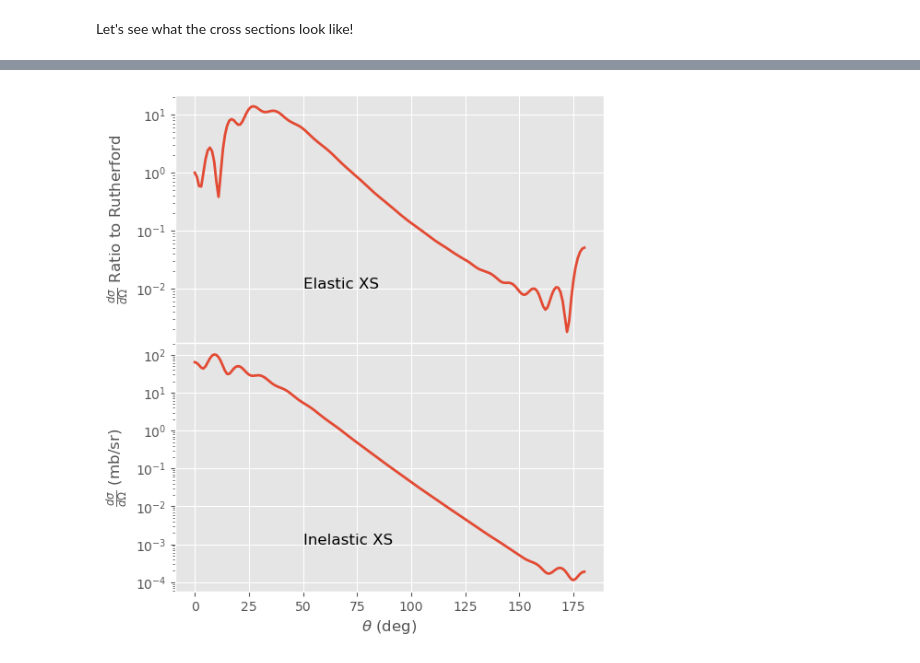
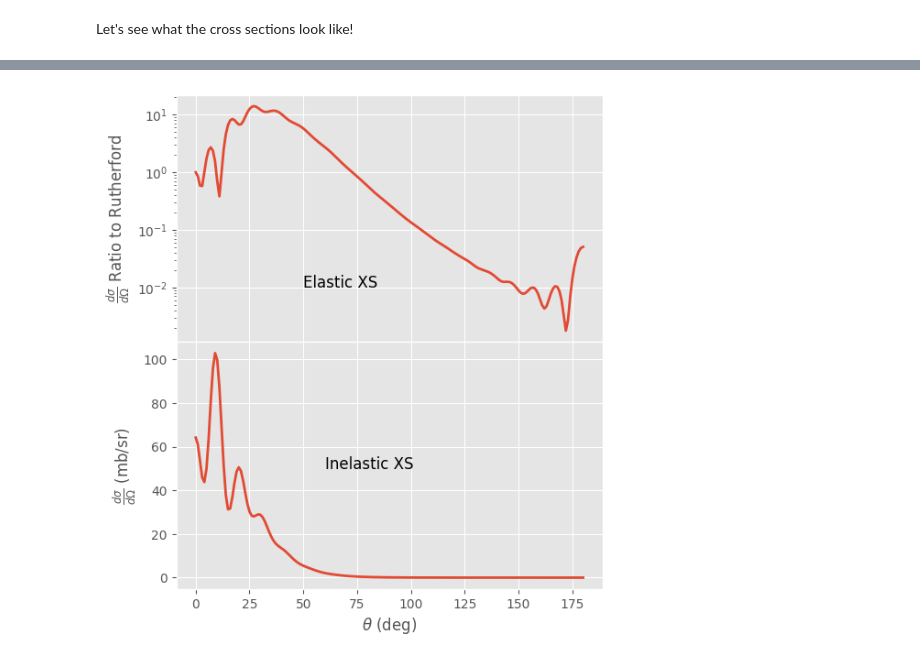
Before and after one commit to bandframework/Bfrescox, a Jupyter notebook: book/notebooks/Inelastic_from_template_example.ipynb, the cells around one changed output, grey strips where cells are left out. Saved outputs shown, nothing was run; the diff lists cells and outputs as text; code cells hidden in the pictures.

```diff
--- a/book/notebooks/Inelastic_from_template_example.ipynb
+++ b/book/notebooks/Inelastic_from_template_example.ipynb
@@ -181,40 +181,39 @@ display(inelastic_channel_xs.head())
 | 4 | 4.0 | 43.79 |
 # %%
 # Plot the results
-angles = elastic_channel_xs["Theta"].to_numpy()
+angles = elastic_channel_xs["Theta_deg"].to_numpy()
 # load the cross section values to benchmark the inelastic and elastic results
-elastic = elastic_channel_xs["sigma"].to_numpy()
-inelastic = inelastic_channel_xs["sigma"].to_numpy()
+elastic = elastic_channel_xs["sigma_mb_sr"].to_numpy()
+inelastic = inelastic_channel_xs["sigma_mb_sr"].to_numpy()
 
 
 # Create figure and axes that share all axes
 fig, (ax1, ax2) = plt.subplots(
     2, 1, figsize=(6, 7),
     sharex=True, sharey=False
 )
 plt.subplots_adjust(hspace=0)  # remove gap
 
 # Global font size settings for ticks
 for ax in (ax1, ax2):
     ax.tick_params(axis='both', which='major', labelsize=TICK_FONTSIZE)  # increase tick font size
     ax.tick_params(axis='both', which='minor', labelsize=TICK_FONTSIZE)  # optional minor tick size
 
 
 ax1.plot(angles, elastic, lw=LINEWIDTH)
 ax1.set_yscale('log')
 ax1.set_ylabel(r"$\frac{d\sigma}{d\Omega}$ Ratio to Rutherford", fontsize=FONTSIZE)
 ax1.text(50.0, 1e-2, r"Elastic XS",
         fontsize=FONTSIZE, color='black')
 
 
 ax2.plot(angles, inelastic, lw=LINEWIDTH)
-ax2.set_yscale('log')
 ax2.set_ylabel(r"$\frac{d\sigma}{d\Omega}$ (mb/sr)", fontsize=FONTSIZE)
 ax2.set_xlabel(r"$\theta$ (deg)", fontsize=FONTSIZE)
-ax2.text(50.0, 1e-3, r"Inelastic XS",
+ax2.text(60.0, 50, r"Inelastic XS",
         fontsize=FONTSIZE, color='black')
 
 
 plt.show()
 # %% [output]
-[figure, old version]
+[figure, new version]
```
Also changed, not shown: parts of 1 cell of this notebook, 2 other files.
